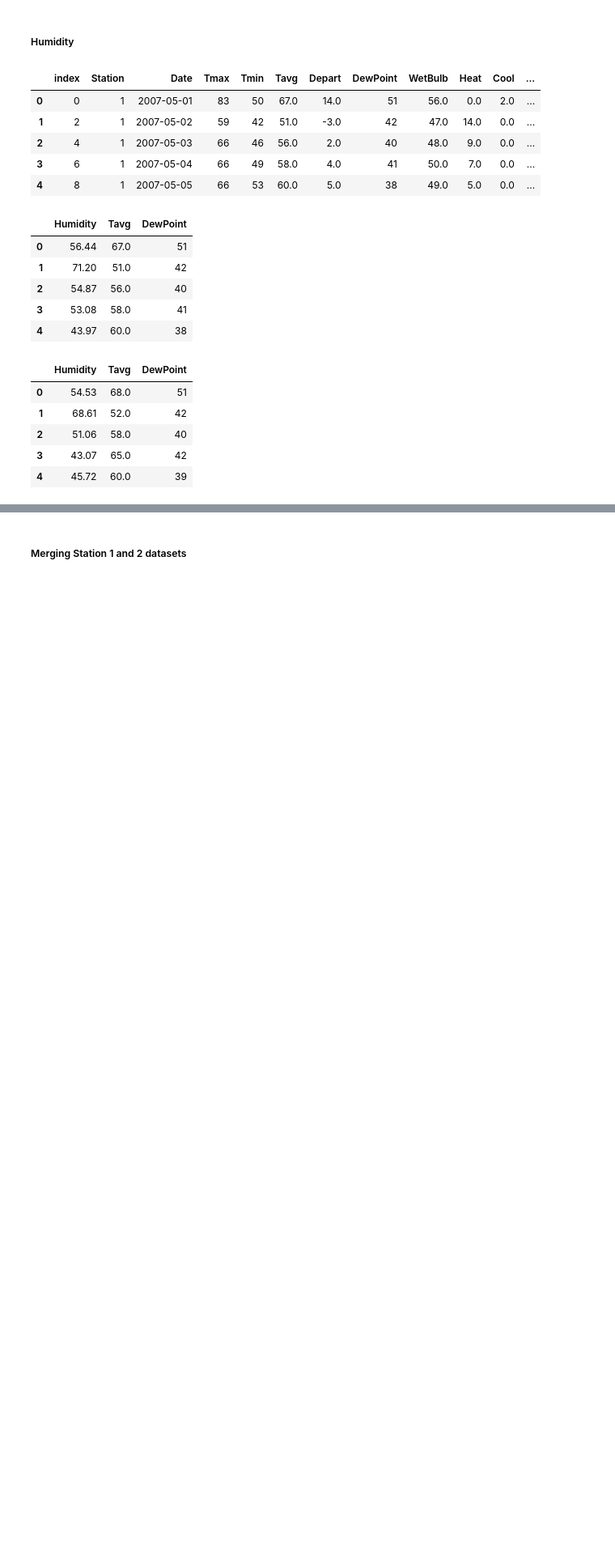
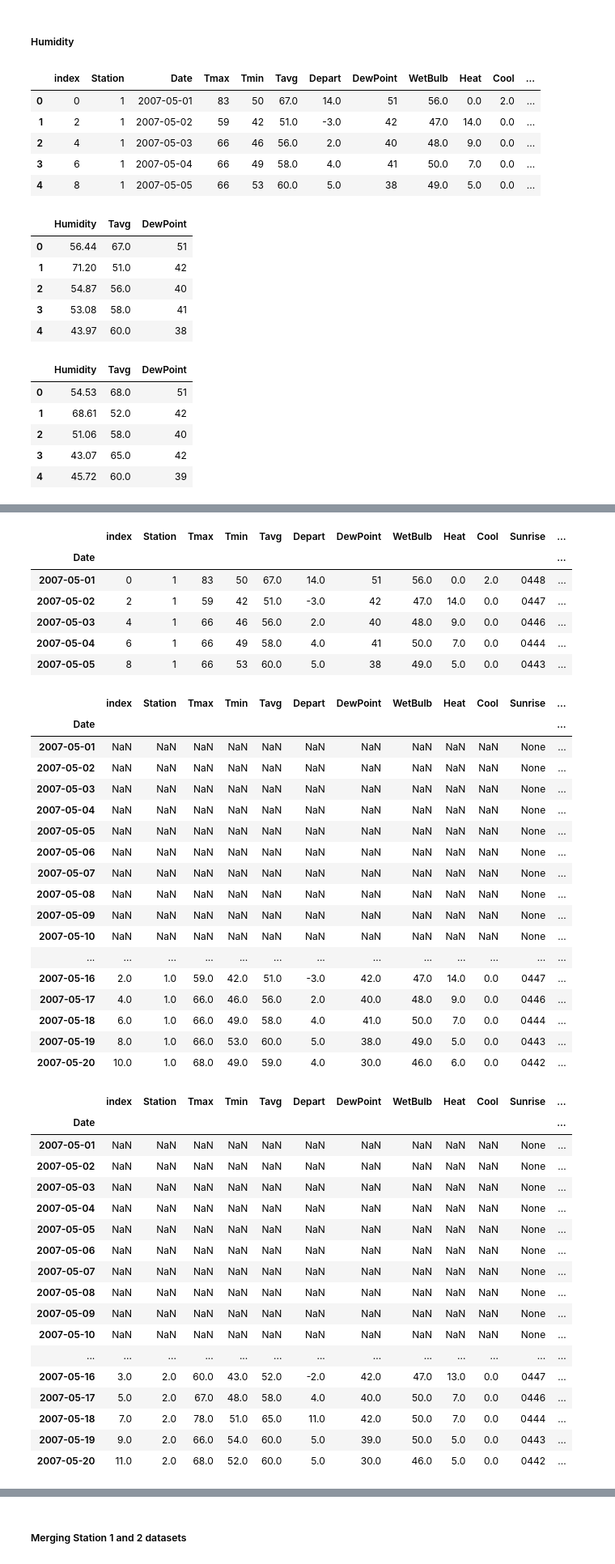
Before and after one commit to eeshawn11/DSI33-Project4, a Jupyter notebook: code/Part_1_WNV_Analysis.ipynb, the cells around one changed output, grey strips where cells are left out. Shown at 81% size. Cells and saved outputs as stored; diff of their text form; code cells hidden in the pictures; blank space fills up the shorter version.

```diff
--- a/code/Part_1_WNV_Analysis.ipynb
+++ b/code/Part_1_WNV_Analysis.ipynb
@@ -839,0 +848,61 @@ display(df_weather_2.loc[:,["Humidity","Tavg","DewPoint"]].head())
+# %%
+# changing index to date time
+df_weather_1.set_index("Date", inplace = True)
+df_weather_2.set_index("Date", inplace = True)
+# %%
+# sorting index
+df_weather_1.sort_index(inplace = True)
+df_weather_2.sort_index(inplace = True)
+# %%
+# shifting by 14 days, as
+df_weather_shifted_1 = df_weather_1.shift(14)
+df_weather_shifted_2 = df_weather_2.shift(14)
+# %%
+# check on whether the dates are shifted by 14 days
+display(df_weather_1.head())
+display(df_weather_shifted_1.head(20))
+df_weather_shifted_2.head(20)
+# %% [output]
+|  | index | Station | Tmax | Tmin | Tavg | Depart | DewPoint | WetBulb | Heat | Cool | Sunrise | ... |
+| Date |  |  |  |  |  |  |  |  |  |  |  | ... |
+| 2007-05-01 | 0 | 1 | 83 | 50 | 67.0 | 14.0 | 51 | 56.0 | 0.0 | 2.0 | 0448 | ... |
+| 2007-05-02 | 2 | 1 | 59 | 42 | 51.0 | -3.0 | 42 | 47.0 | 14.0 | 0.0 | 0447 | ... |
+| 2007-05-03 | 4 | 1 | 66 | 46 | 56.0 | 2.0 | 40 | 48.0 | 9.0 | 0.0 | 0446 | ... |
+| 2007-05-04 | 6 | 1 | 66 | 49 | 58.0 | 4.0 | 41 | 50.0 | 7.0 | 0.0 | 0444 | ... |
+| 2007-05-05 | 8 | 1 | 66 | 53 | 60.0 | 5.0 | 38 | 49.0 | 5.0 | 0.0 | 0443 | ... |
+|  | index | Station | Tmax | Tmin | Tavg | Depart | DewPoint | WetBulb | Heat | Cool | Sunrise | ... |
+| Date |  |  |  |  |  |  |  |  |  |  |  | ... |
+| 2007-05-01 | NaN | NaN | NaN | NaN | NaN | NaN | NaN | NaN | NaN | NaN | None | ... |
+| 2007-05-02 | NaN | NaN | NaN | NaN | NaN | NaN | NaN | NaN | NaN | NaN | None | ... |
+| 2007-05-03 | NaN | NaN | NaN | NaN | NaN | NaN | NaN | NaN | NaN | NaN | None | ... |
+| 2007-05-04 | NaN | NaN | NaN | NaN | NaN | NaN | NaN | NaN | NaN | NaN | None | ... |
+| 2007-05-05 | NaN | NaN | NaN | NaN | NaN | NaN | NaN | NaN | NaN | NaN | None | ... |
+| 2007-05-06 | NaN | NaN | NaN | NaN | NaN | NaN | NaN | NaN | NaN | NaN | None | ... |
+| 2007-05-07 | NaN | NaN | NaN | NaN | NaN | NaN | NaN | NaN | NaN | NaN | None | ... |
+| 2007-05-08 | NaN | NaN | NaN | NaN | NaN | NaN | NaN | NaN | NaN | NaN | None | ... |
+| 2007-05-09 | NaN | NaN | NaN | NaN | NaN | NaN | NaN | NaN | NaN | NaN | None | ... |
+| 2007-05-10 | NaN | NaN | NaN | NaN | NaN | NaN | NaN | NaN | NaN | NaN | None | ... |
+| ... | ... | ... | ... | ... | ... | ... | ... | ... | ... | ... | ... | ... |
+| 2007-05-16 | 2.0 | 1.0 | 59.0 | 42.0 | 51.0 | -3.0 | 42.0 | 47.0 | 14.0 | 0.0 | 0447 | ... |
+| 2007-05-17 | 4.0 | 1.0 | 66.0 | 46.0 | 56.0 | 2.0 | 40.0 | 48.0 | 9.0 | 0.0 | 0446 | ... |
+| 2007-05-18 | 6.0 | 1.0 | 66.0 | 49.0 | 58.0 | 4.0 | 41.0 | 50.0 | 7.0 | 0.0 | 0444 | ... |
+| 2007-05-19 | 8.0 | 1.0 | 66.0 | 53.0 | 60.0 | 5.0 | 38.0 | 49.0 | 5.0 | 0.0 | 0443 | ... |
+| 2007-05-20 | 10.0 | 1.0 | 68.0 | 49.0 | 59.0 | 4.0 | 30.0 | 46.0 | 6.0 | 0.0 | 0442 | ... |
+|  | index | Station | Tmax | Tmin | Tavg | Depart | DewPoint | WetBulb | Heat | Cool | Sunrise | ... |
+| Date |  |  |  |  |  |  |  |  |  |  |  | ... |
+| 2007-05-01 | NaN | NaN | NaN | NaN | NaN | NaN | NaN | NaN | NaN | NaN | None | ... |
+| 2007-05-02 | NaN | NaN | NaN | NaN | NaN | NaN | NaN | NaN | NaN | NaN | None | ... |
+| 2007-05-03 | NaN | NaN | NaN | NaN | NaN | NaN | NaN | NaN | NaN | NaN | None | ... |
+| 2007-05-04 | NaN | NaN | NaN | NaN | NaN | NaN | NaN | NaN | NaN | NaN | None | ... |
+| 2007-05-05 | NaN | NaN | NaN | NaN | NaN | NaN | NaN | NaN | NaN | NaN | None | ... |
+| 2007-05-06 | NaN | NaN | NaN | NaN | NaN | NaN | NaN | NaN | NaN | NaN | None | ... |
+| 2007-05-07 | NaN | NaN | NaN | NaN | NaN | NaN | NaN | NaN | NaN | NaN | None | ... |
+| 2007-05-08 | NaN | NaN | NaN | NaN | NaN | NaN | NaN | NaN | NaN | NaN | None | ... |
+| 2007-05-09 | NaN | NaN | NaN | NaN | NaN | NaN | NaN | NaN | NaN | NaN | None | ... |
+| 2007-05-10 | NaN | NaN | NaN | NaN | NaN | NaN | NaN | NaN | NaN | NaN | None | ... |
+| ... | ... | ... | ... | ... | ... | ... | ... | ... | ... | ... | ... | ... |
+| 2007-05-16 | 3.0 | 2.0 | 60.0 | 43.0 | 52.0 | -2.0 | 42.0 | 47.0 | 13.0 | 0.0 | 0447 | ... |
+| 2007-05-17 | 5.0 | 2.0 | 67.0 | 48.0 | 58.0 | 4.0 | 40.0 | 50.0 | 7.0 | 0.0 | 0446 | ... |
+| 2007-05-18 | 7.0 | 2.0 | 78.0 | 51.0 | 65.0 | 11.0 | 42.0 | 50.0 | 7.0 | 0.0 | 0444 | ... |
+| 2007-05-19 | 9.0 | 2.0 | 66.0 | 54.0 | 60.0 | 5.0 | 39.0 | 50.0 | 5.0 | 0.0 | 0443 | ... |
+| 2007-05-20 | 11.0 | 2.0 | 68.0 | 52.0 | 60.0 | 5.0 | 30.0 | 46.0 | 5.0 | 0.0 | 0442 | ... |
```
Also changed, not shown: parts of 21 cells of this notebook.
